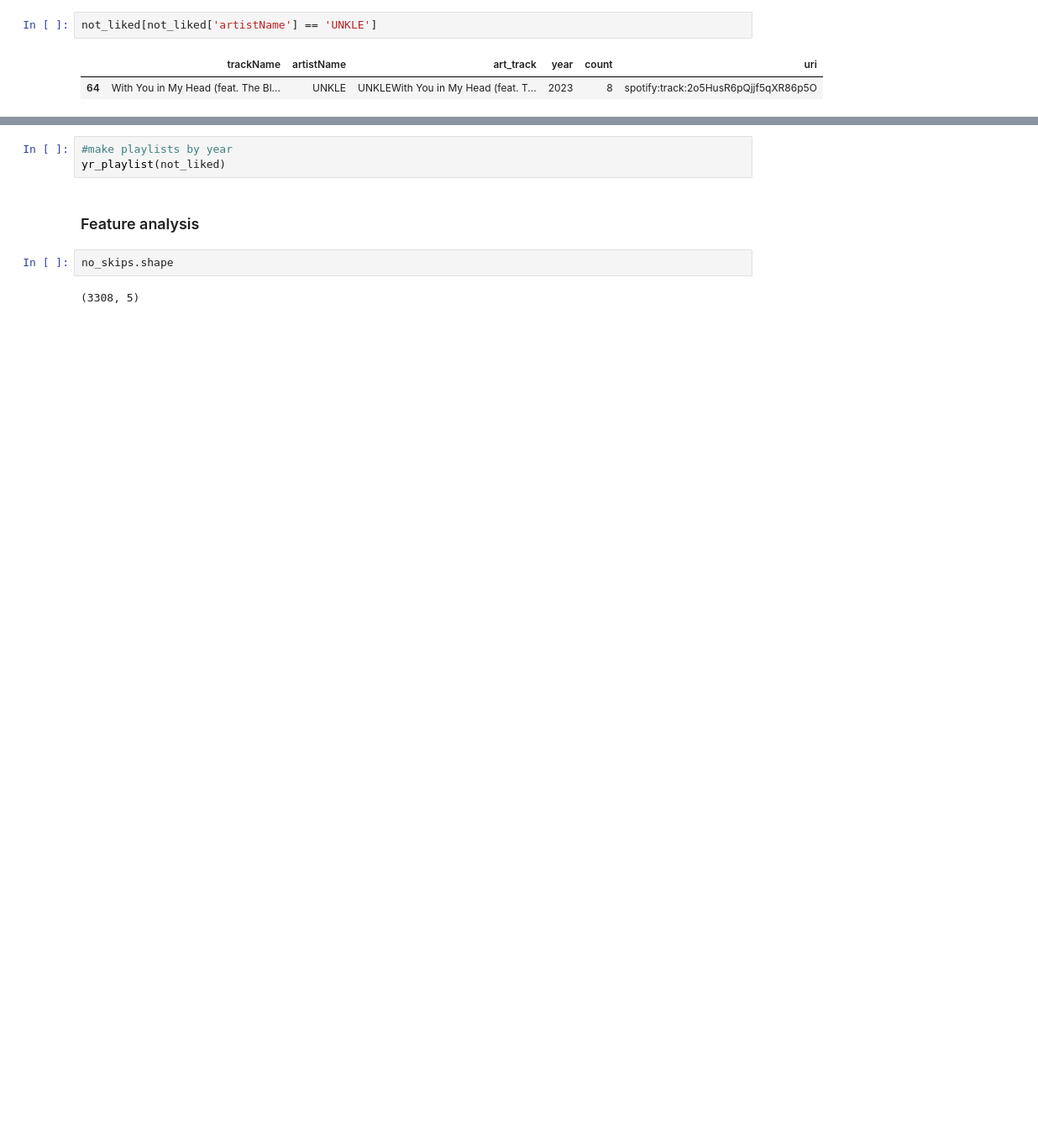
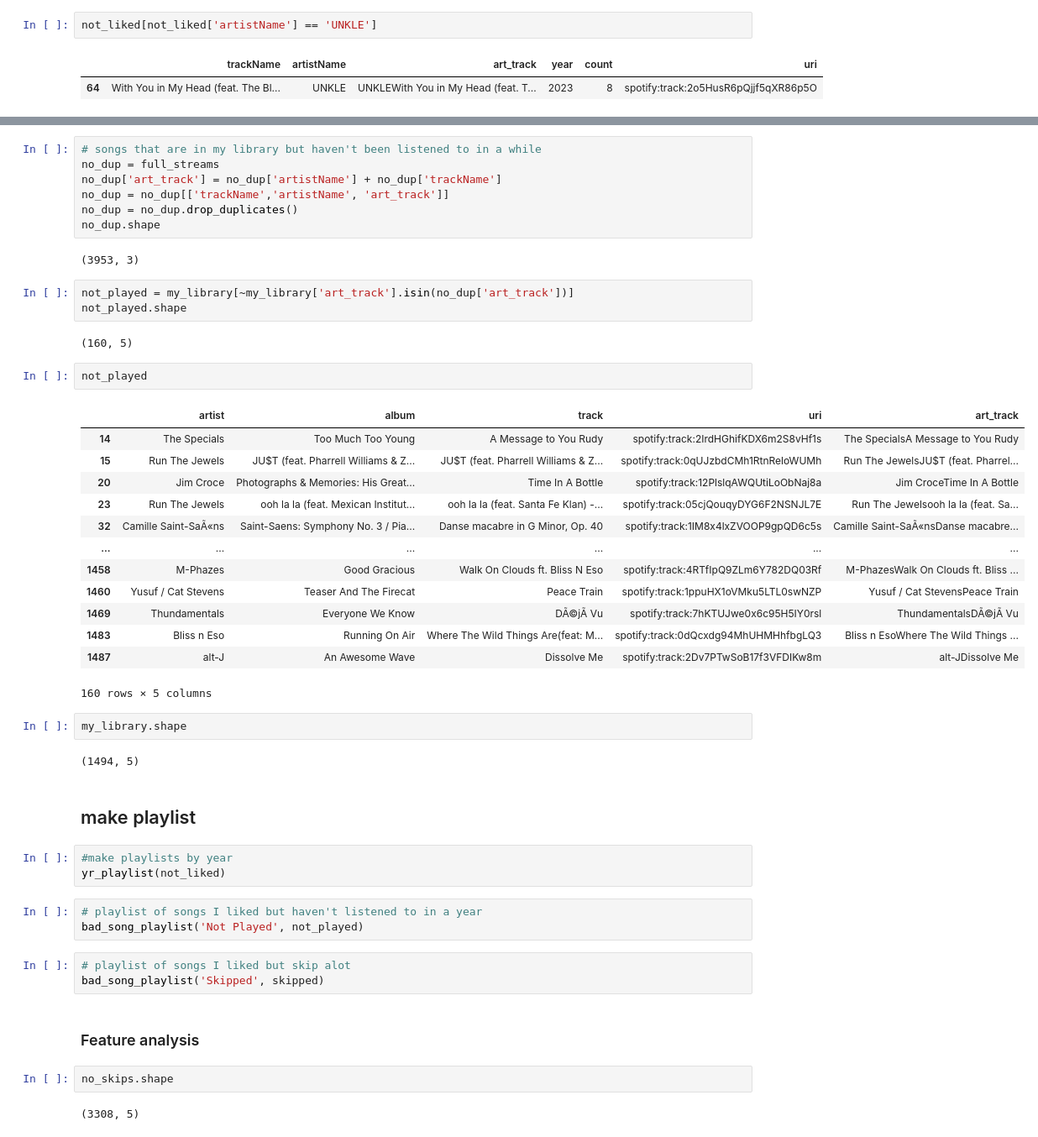
Before and after one commit to willdavis111/API_data-collection, a Jupyter notebook: Spotify_API.ipynb, the cells around one changed output, grey strips where cells are left out. Shown: that part at 84% size. Saved outputs shown, nothing was run; the diff lists cells and outputs as text; blank space fills up the shorter version.

```diff
--- a/Spotify_API.ipynb
+++ b/Spotify_API.ipynb
@@ -166,6 +347,48 @@ not_liked[not_liked['artistName'] == 'UNKLE']
+# %%
+# songs that are in my library but haven't been listened to in a while
+no_dup = full_streams
+no_dup['art_track'] = no_dup['artistName'] + no_dup['trackName']
+no_dup = no_dup[['trackName','artistName', 'art_track']]
+no_dup = no_dup.drop_duplicates()
+no_dup.shape
+# %% [output]
+(3953, 3)
+# %%
+not_played = my_library[~my_library['art_track'].isin(no_dup['art_track'])]
+not_played.shape
+# %% [output]
+(160, 5)
+# %%
+not_played
+# %% [output]
+|  | artist | album | track | uri | art_track |
+| 14 | The Specials | Too Much Too Young | A Message to You Rudy | spotify:track:2IrdHGhifKDX6m2S8vHf1s | The SpecialsA Message to You Rudy |
+| 15 | Run The Jewels | JU$T (feat. Pharrell Williams & Z... | JU$T (feat. Pharrell Williams & Z... | spotify:track:0qUJzbdCMh1RtnReloWUMh | Run The JewelsJU$T (feat. Pharrel... |
+| 20 | Jim Croce | Photographs & Memories: His Great... | Time In A Bottle | spotify:track:12PlslqAWQUtiLoObNaj8a | Jim CroceTime In A Bottle |
+| 23 | Run The Jewels | ooh la la (feat. Mexican Institut... | ooh la la (feat. Santa Fe Klan) -... | spotify:track:05cjQouqyDYG6F2NSNJL7E | Run The Jewelsooh la la (feat. Sa... |
+| 32 | Camille Saint-SaÃ«ns | Saint-Saens: Symphony No. 3 / Pia... | Danse macabre in G Minor, Op. 40 | spotify:track:1IM8x4lxZVOOP9gpQD6c5s | Camille Saint-SaÃ«nsDanse macabre... |
+| ... | ... | ... | ... | ... | ... |
+| 1458 | M-Phazes | Good Gracious | Walk On Clouds ft. Bliss N Eso | spotify:track:4RTfIpQ9ZLm6Y782DQ03Rf | M-PhazesWalk On Clouds ft. Bliss ... |
+| 1460 | Yusuf / Cat Stevens | Teaser And The Firecat | Peace Train | spotify:track:1ppuHX1oVMku5LTL0swNZP | Yusuf / Cat StevensPeace Train |
+| 1469 | Thundamentals | Everyone We Know | DÃ©jÃ Vu | spotify:track:7hKTUJwe0x6c95H5IY0rsl | ThundamentalsDÃ©jÃ Vu |
+| 1483 | Bliss n Eso | Running On Air | Where The Wild Things Are(feat: M... | spotify:track:0dQcxdg94MhUHMHhfbgLQ3 | Bliss n EsoWhere The Wild Things ... |
+| 1487 | alt-J | An Awesome Wave | Dissolve Me | spotify:track:2Dv7PTwSoB17f3VFDIKw8m | alt-JDissolve Me |
+160 rows × 5 columns
+# %%
+my_library.shape
+# %% [output]
+(1494, 5)
+# %% [markdown]
+## make playlist
 # %%
 #make playlists by year
 yr_playlist(not_liked)
+# %%
+# playlist of songs I liked but haven't listened to in a year
+bad_song_playlist('Not Played', not_played)
+# %%
+# playlist of songs I liked but skip alot
+bad_song_playlist('Skipped', skipped)
 # %% [markdown]
 ### Feature analysis
 # %%
```
Also changed, not shown: parts of 38 cells of this notebook.
